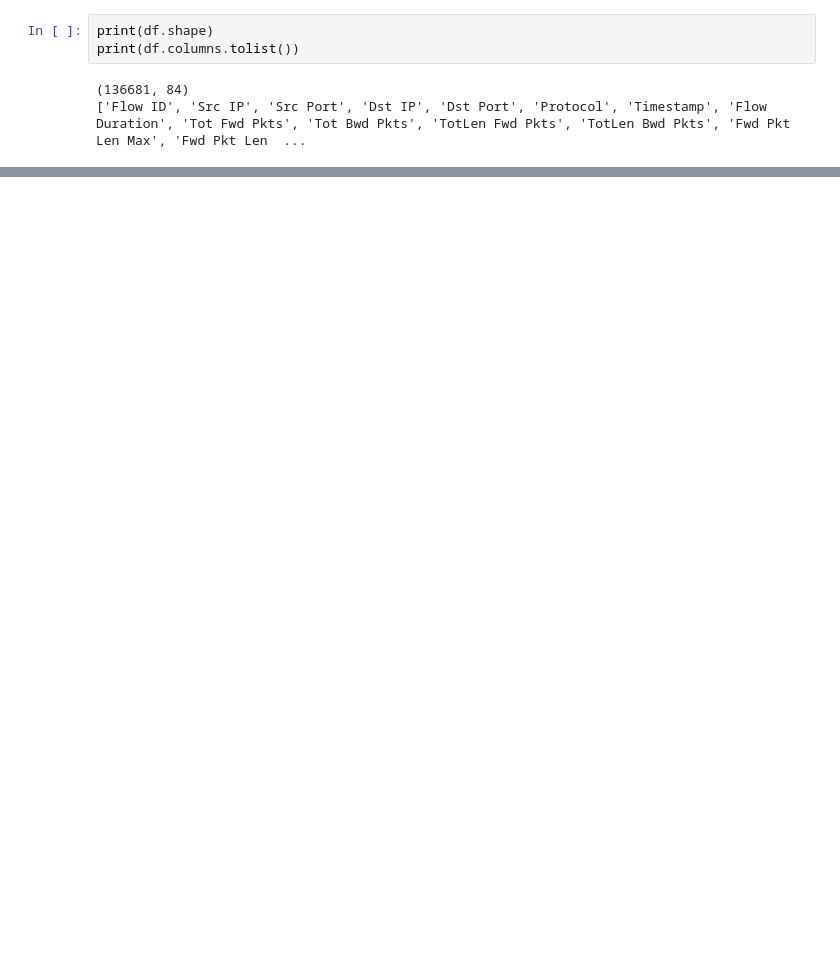
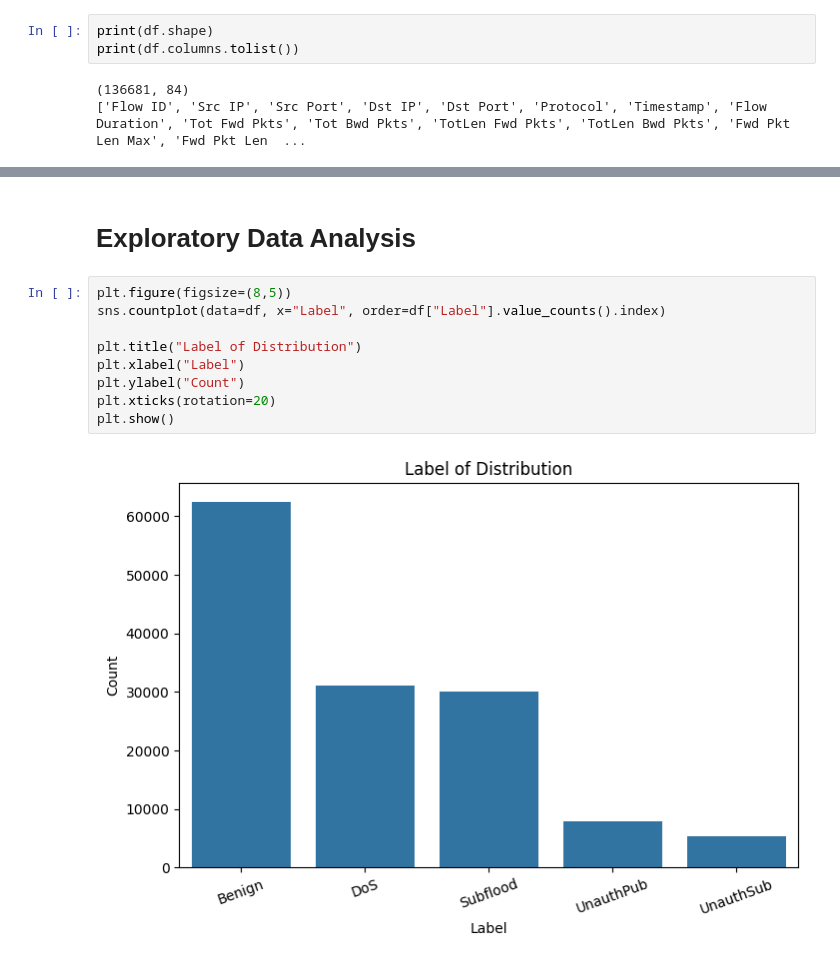
Before and after one commit to halimAhtasham/Network-_Intrusion_Detection---All_In_One, a Jupyter notebook: ROSIDS23_Testing_Multiple_Model.ipynb, the cells around one changed output, grey strips where cells are left out. Drawn from its saved outputs; the diff is of its cells as text; blank space fills up the shorter version.

```diff
--- a/ROSIDS23_Testing_Multiple_Model.ipynb
+++ b/ROSIDS23_Testing_Multiple_Model.ipynb
@@ -44,0 +173,13 @@ print(df.columns.tolist())
+# %% [markdown]
+# **Exploratory Data Analysis**
+# %%
+plt.figure(figsize=(8,5))
+sns.countplot(data=df, x="Label", order=df["Label"].value_counts().index)
+
+plt.title("Label of Distribution")
+plt.xlabel("Label")
+plt.ylabel("Count")
+plt.xticks(rotation=20)
+plt.show()
+# %% [output]
+[figure, added]
```
Also changed, not shown: parts of 72 cells of this notebook.
